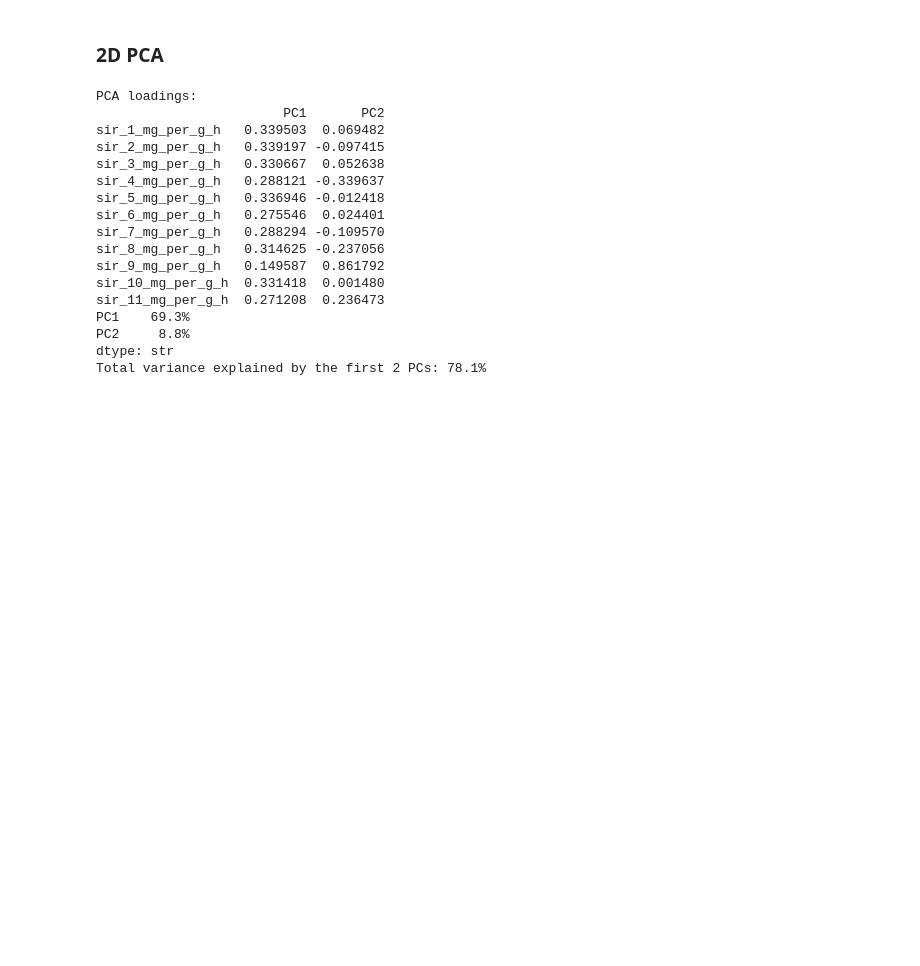
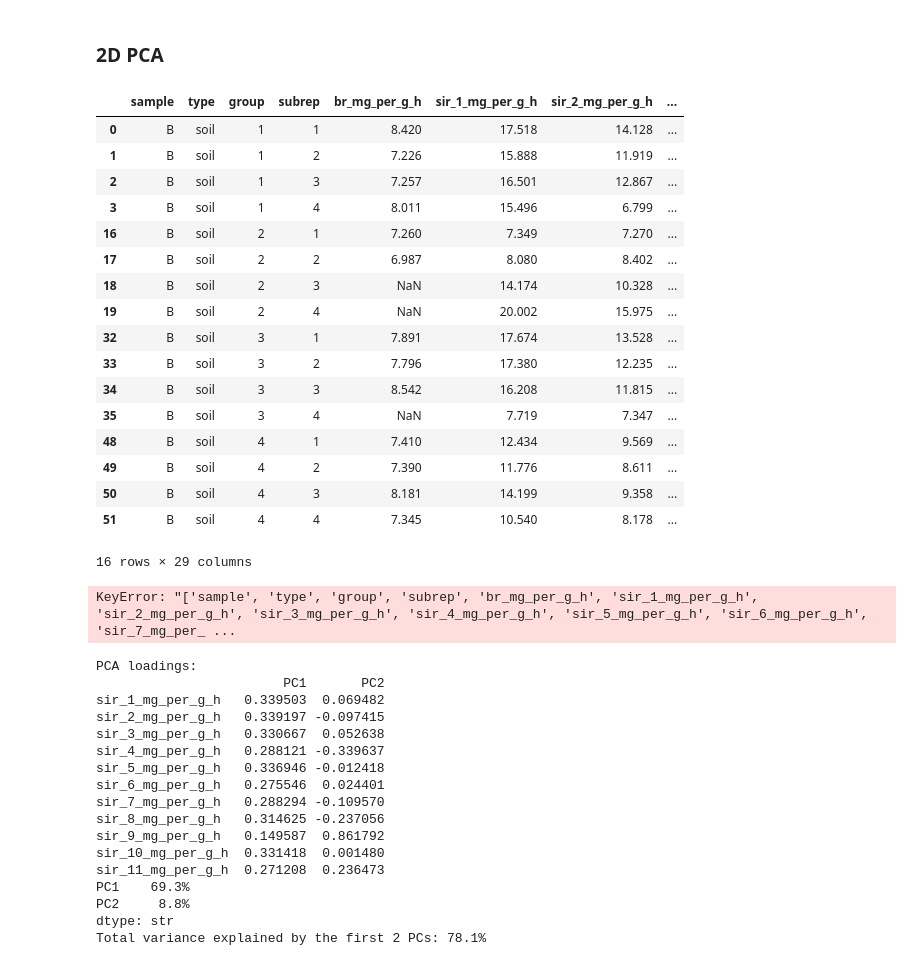
Before and after one commit to danielsehr/GEO6, a Jupyter notebook: src/geo6/main.ipynb, the cells around one changed output. Saved outputs shown, nothing was run; the diff lists cells and outputs as text; code cells hidden in the pictures; blank space fills up the shorter version.

```diff
--- a/src/geo6/main.ipynb
+++ b/src/geo6/main.ipynb
@@ -363,6 +363,33 @@ sns.barplot(
 ### 2D PCA
 # %%
 from geo6.pca_2d import perform_2d_pca
+# %%
+microresp = data.microresp
+
+microresp[microresp["sample"] == "B"]
+# %% [output]
+|  | sample | type | group | subrep | br_mg_per_g_h | sir_1_mg_per_g_h | sir_2_mg_per_g_h | ... |
+| 0 | B | soil | 1 | 1 | 8.420 | 17.518 | 14.128 | ... |
+| 1 | B | soil | 1 | 2 | 7.226 | 15.888 | 11.919 | ... |
+| 2 | B | soil | 1 | 3 | 7.257 | 16.501 | 12.867 | ... |
+| 3 | B | soil | 1 | 4 | 8.011 | 15.496 | 6.799 | ... |
+| 16 | B | soil | 2 | 1 | 7.260 | 7.349 | 7.270 | ... |
+| 17 | B | soil | 2 | 2 | 6.987 | 8.080 | 8.402 | ... |
+| 18 | B | soil | 2 | 3 | NaN | 14.174 | 10.328 | ... |
+| 19 | B | soil | 2 | 4 | NaN | 20.002 | 15.975 | ... |
+| 32 | B | soil | 3 | 1 | 7.891 | 17.674 | 13.528 | ... |
+| 33 | B | soil | 3 | 2 | 7.796 | 17.380 | 12.235 | ... |
+| 34 | B | soil | 3 | 3 | 8.542 | 16.208 | 11.815 | ... |
+| 35 | B | soil | 3 | 4 | NaN | 7.719 | 7.347 | ... |
+| 48 | B | soil | 4 | 1 | 7.410 | 12.434 | 9.569 | ... |
+| 49 | B | soil | 4 | 2 | 7.390 | 11.776 | 8.611 | ... |
+| 50 | B | soil | 4 | 3 | 8.181 | 14.199 | 9.358 | ... |
+| 51 | B | soil | 4 | 4 | 7.345 | 10.540 | 8.178 | ... |
+16 rows × 29 columns
+# %%
+data.microresp.drop(index=data.microresp[data.microresp["sample"] == "B"])
+# %% [output]
+KeyError: "['sample', 'type', 'group', 'subrep', 'br_mg_per_g_h', 'sir_1_mg_per_g_h', 'sir_2_mg_per_g_h', 'sir_3_mg_per_g_h', 'sir_4_mg_per_g_h', 'sir_5_mg_per_g_h', 'sir_6_mg_per_g_h', 'sir_7_mg_per_ ...
 # %%
 features = [
     # 'br_mg_per_g_h',
```
Also changed, not shown: 2 other files.
